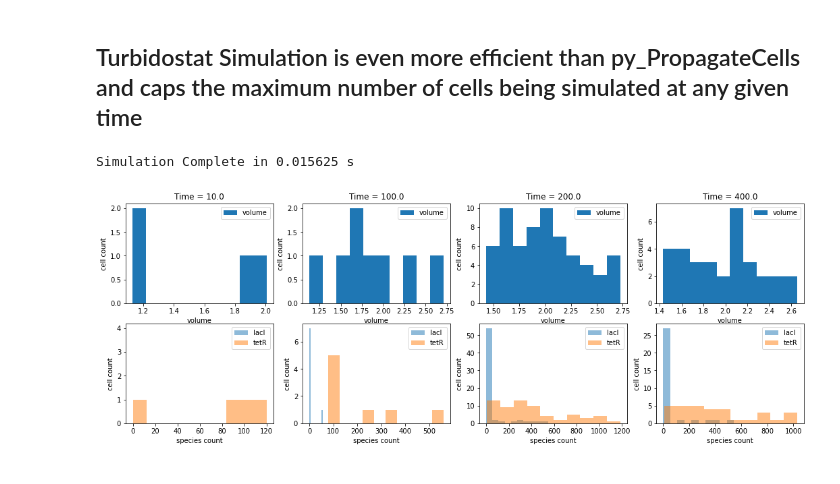
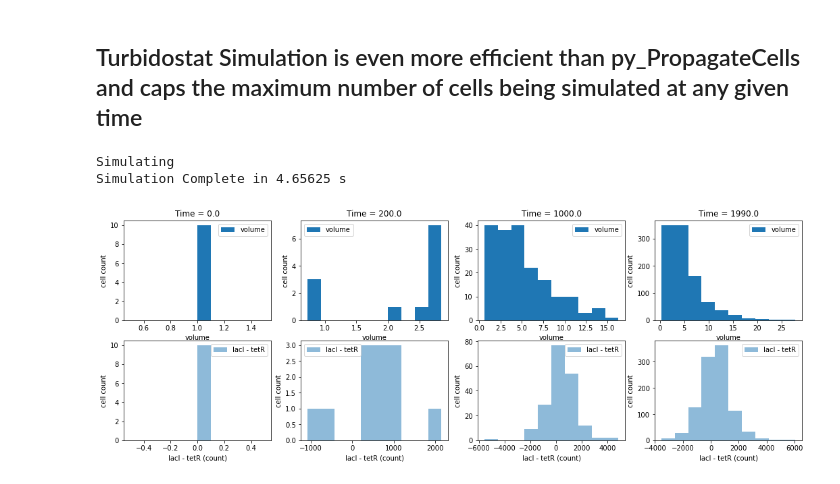
Before and after one commit to biocircuits/bioscrape, a Jupyter notebook: lineage examples/Lineage Examples.ipynb, the cells around one changed output. Saved outputs shown, nothing was run; the diff lists cells and outputs as text; code cells hidden in the pictures.

```diff
--- a/lineage examples/Lineage Examples.ipynb
+++ b/lineage examples/Lineage Examples.ipynb
@@ -323,10 +328,10 @@ Simulation Complete in 0.0 s
 # %%
 from bioscrape.lineage import py_PropagateCells
 
-timepoints = np.arange(0, 500, 1.0) #timepoints to simulate over
+timepoints = np.arange(0, 2000, 1.0)
 
 #When to sample the propogating cells
-sample_times = [timepoints[10], timepoints[100], timepoints[200], timepoints[400]]
+sample_times = [timepoints[10], timepoints[100], timepoints[200], timepoints[400], timepoints[-1]]
 #Note: Sample times can also be an integer, in which case it will be the number of sample points
 
 
@@ -334,7 +339,8 @@ print("Simulating")
 ts = process_time()
 
 #Returns a list of data frames and an array of sample times
-result_data, sample_times = py_PropagateCells(timepoints = timepoints, Model = Mtoggle, sample_times = sample_times)
+result_data, sample_times = py_PropagateCells(timepoints = timepoints, Model = Mtoggle_events,
+                                              sample_times = sample_times, initial_cell_states = 10)
 te = process_time()
 print("Simulation Complete in", te-ts, "s")
 
@@ -349,10 +355,9 @@ for n in range(len(sample_times)):
     plt.legend()
 
     plt.subplot(2, len(sample_times), len(sample_times)+n+1)
-    plt.hist(result_data[n]["protein_lacI"], label = "lacI", alpha = .5)
-    plt.hist(result_data[n]["protein_tetR"], label = "tetR", alpha = .5)
+    plt.hist(result_data[n]["protein_lacI"] - result_data[n]["protein_tetR"], label = "lacI - tetR", alpha = .5)
     plt.legend()
     plt.ylabel("cell count")
-    plt.xlabel("species count")
+    plt.xlabel("LacI - TetR (count)")
 # %% [output]
 Simulating
@@ -363,39 +368,44 @@ Simulation Complete in 0.0 s
 # %%
 from bioscrape.lineage import py_SimulateTurbidostat
 
 
 
-timepoints = np.arange(0, 500, 1.0) #timepoints to simulate over
+timepoints = np.arange(0, 2000, 1.0)
 
 #When to sample the propogating cells
-sample_times = [timepoints[10], timepoints[100], timepoints[200], timepoints[400]]
+#These sample times are also the intervals at which the population is downsampled
+sample_times = np.arange(0, 2000, 10)
 
 
+print("Simulating")
 ts = process_time()
-results = py_SimulateTurbidostat(initial_cell_states = 1,
+results, sample_times = py_SimulateTurbidostat(initial_cell_states = 10,
                                                   timepoints = timepoints,
                                                   sample_times = sample_times,
-                                                  population_cap = 100,
-                                                  Model = Mtoggle, safe = False)
+                                                  population_cap = 1000,
+                                                  Model = Mtoggle_events, safe = False)
 te = process_time()
 print("Simulation Complete in", te-ts, "s")
 
+
 plt.figure(figsize = (18, 6))
 
-for n in range(len(sample_times)):
-    plt.subplot(2, len(sample_times), n+1)
-    plt.hist(result_data[n]["volume"], label = "volume")
-    plt.title(f"Time = {sample_times[n]}")
+plt_inds = [0, int(len(sample_times)/10), int(len(sample_times)/2), int(len(sample_times)-1)]
+for n, ind in enumerate(plt_inds):
+
+    plt.subplot(2, len(plt_inds), n+1)
+    plt.hist(results[ind]["volume"], label = "volume")
+    plt.title(f"Time = {sample_times[ind]}")
     plt.ylabel("cell count")
     plt.xlabel("volume")
     plt.legend()
 
-    plt.subplot(2, len(sample_times), len(sample_times)+n+1)
-    plt.hist(result_data[n]["protein_lacI"], label = "lacI", alpha = .5)
-    plt.hist(result_data[n]["protein_tetR"], label = "tetR", alpha = .5)
+    plt.subplot(2, len(plt_inds), len(plt_inds)+n+1)
+    plt.hist(results[ind]["protein_lacI"] - results[ind]["protein_tetR"], label = "lacI - tetR", alpha = .5)
     plt.legend()
     plt.ylabel("cell count")
-    plt.xlabel("species count")
+    plt.xlabel("lacI - tetR (count)")
 # %% [output]
-Simulation Complete in 0.015625 s
+Simulating
+Simulation Complete in 4.65625 s
-[figure, old version]
+[figure, new version]
```
Also changed, not shown: parts of 8 cells of this notebook, 1 other file.
